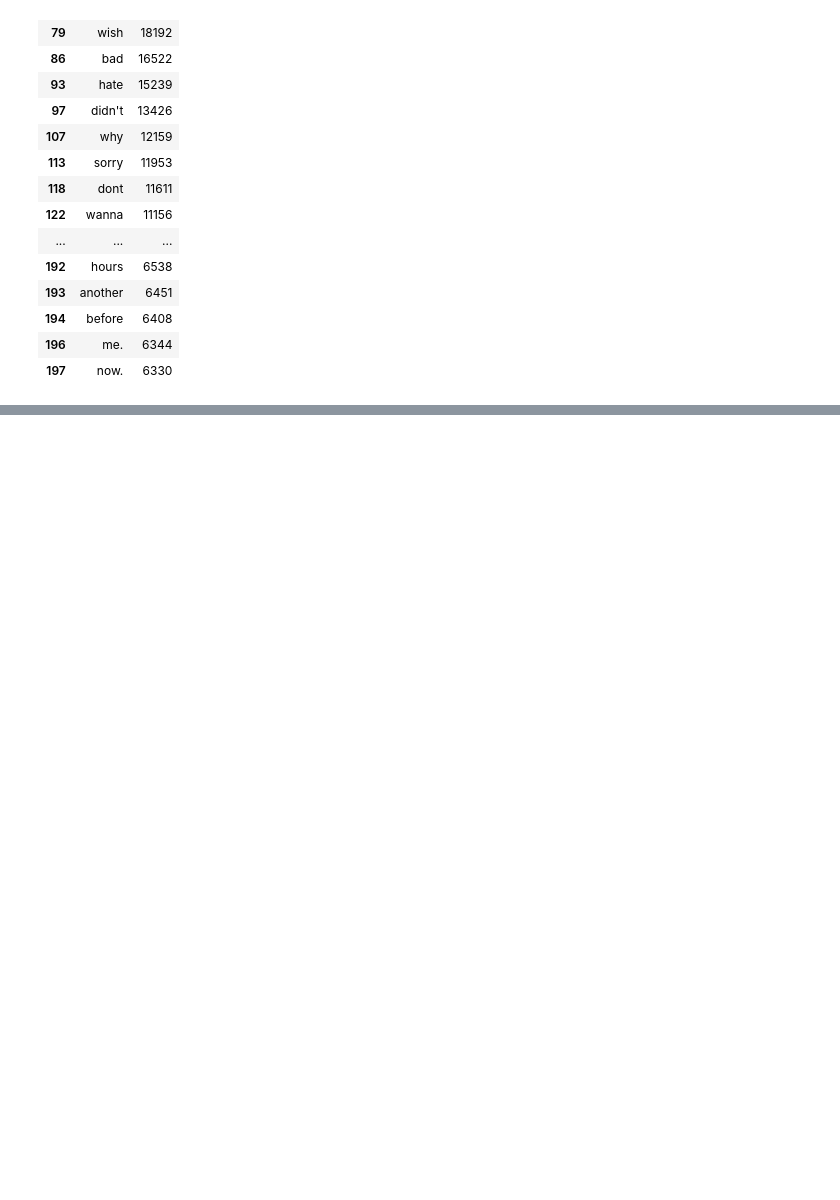
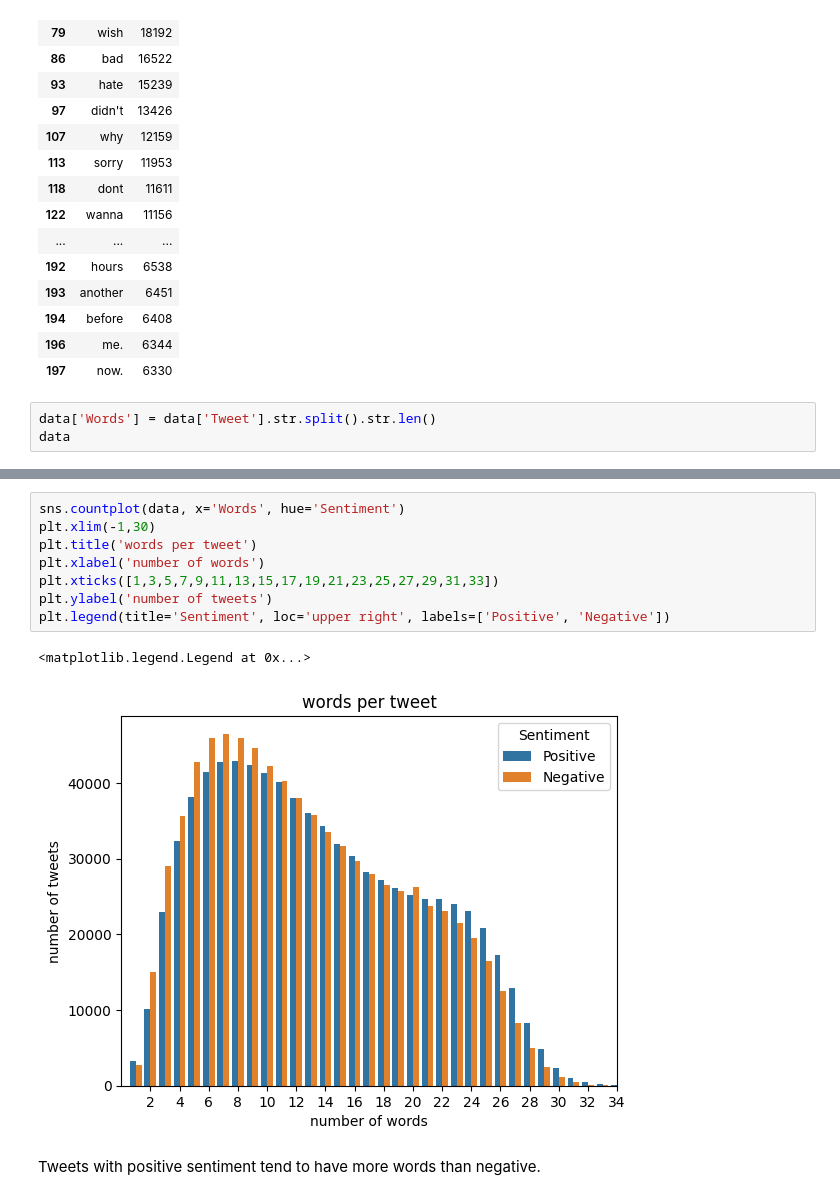
Before and after one commit to DavidStein7/marketing_analytics_project, a Jupyter notebook: Notebooks/finn_data_exploration.ipynb, the cells around one changed output, grey strips where cells are left out. Drawn from its saved outputs; the diff is of its cells as text; blank space fills up the shorter version.

```diff
--- a/Notebooks/finn_data_exploration.ipynb
+++ b/Notebooks/finn_data_exploration.ipynb
@@ -204,3 +204,6 @@ unique_neg
 | 194 | before | 6408 |
 | 196 | me. | 6344 |
 | 197 | now. | 6330 |
+# %%
+data['Words'] = data['Tweet'].str.split().str.len()
+data
@@ -206,0 +224,13 @@ unique_neg
+# %%
+sns.countplot(data, x='Words', hue='Sentiment')
+plt.xlim(-1,30)
+plt.title('words per tweet')
+plt.xlabel('number of words')
+plt.xticks([1,3,5,7,9,11,13,15,17,19,21,23,25,27,29,31,33])
+plt.ylabel('number of tweets')
+plt.legend(title='Sentiment', loc='upper right', labels=['Positive', 'Negative'])
+# %% [output]
+<matplotlib.legend.Legend at 0x...>
+[figure, added]
+# %% [markdown]
+Tweets with positive sentiment tend to have more words than negative.
```
Also changed, not shown: parts of 10 cells of this notebook.
